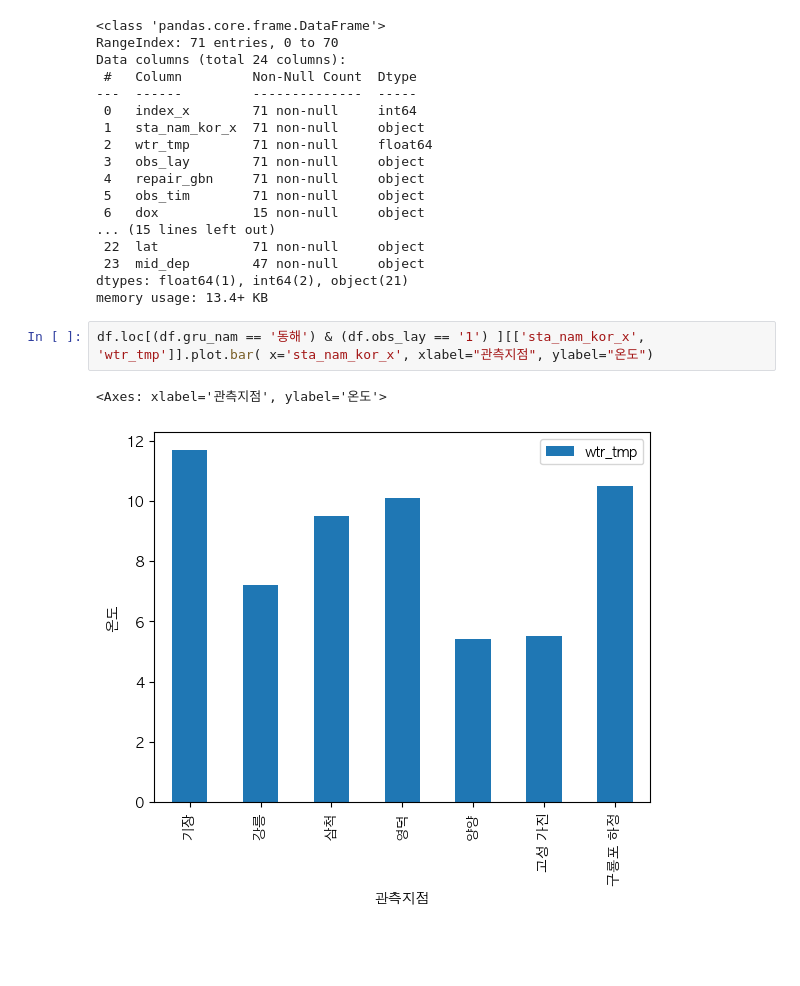
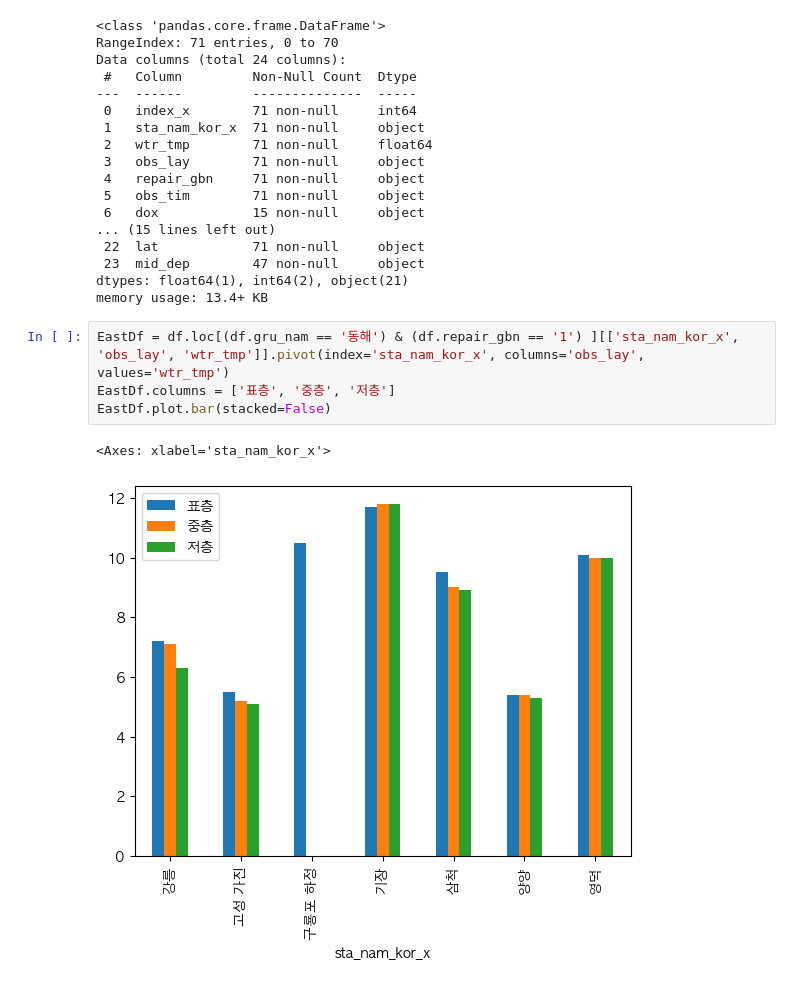
Before and after one commit to unchil/Notebook, a Jupyter notebook: SeaWaterQuality_Python.ipynb, the cells around one changed output. Cells and saved outputs as stored; diff of their text form; blank space fills up the shorter version.

```diff
--- a/SeaWaterQuality_Python.ipynb
+++ b/SeaWaterQuality_Python.ipynb
@@ -112,9 +115,11 @@ Data columns (total 24 columns):
  23  mid_dep        47 non-null     object
 dtypes: float64(1), int64(2), object(21)
 memory usage: 13.4+ KB
-# %%
-df.loc[(df.gru_nam == '동해') & (df.obs_lay == '1') ][['sta_nam_kor_x', 'wtr_tmp']].plot.bar( x='sta_nam_kor_x', xlabel="관측지점", ylabel="온도")
-# %% [output]
-<Axes: xlabel='관측지점', ylabel='온도'>
-[figure, removed]
+# %%
+EastDf = df.loc[(df.gru_nam == '동해') & (df.repair_gbn == '1') ][['sta_nam_kor_x', 'obs_lay', 'wtr_tmp']].pivot(index='sta_nam_kor_x', columns='obs_lay', values='wtr_tmp')
+EastDf.columns = ['표층', '중층', '저층']
+EastDf.plot.bar(stacked=False)
+# %% [output]
+<Axes: xlabel='sta_nam_kor_x'>
+[figure, added]
 # %%
```
Also changed, not shown: parts of 3 cells of this notebook.
